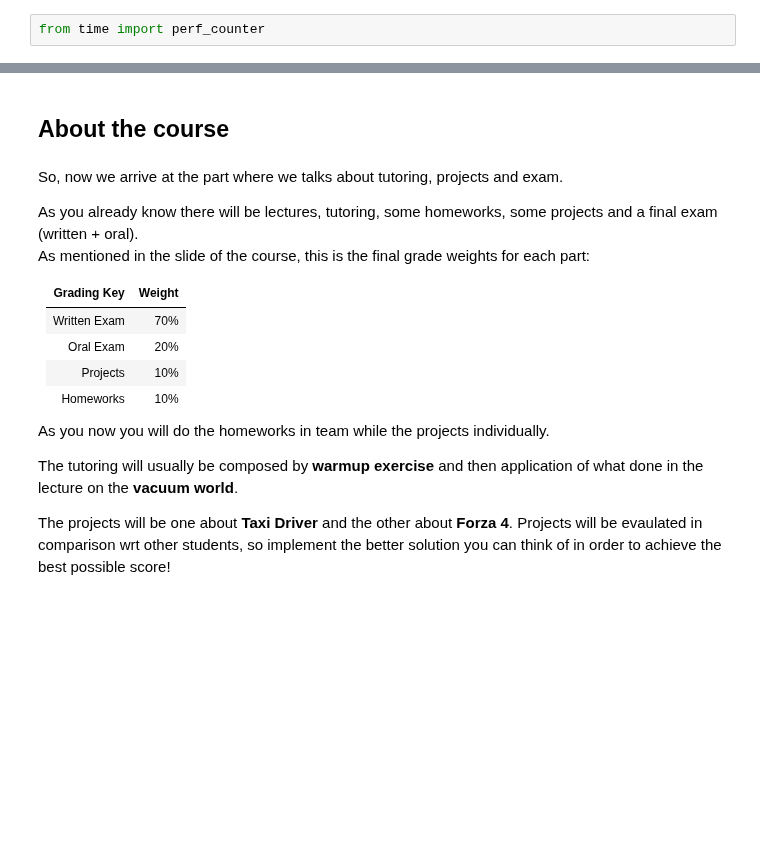
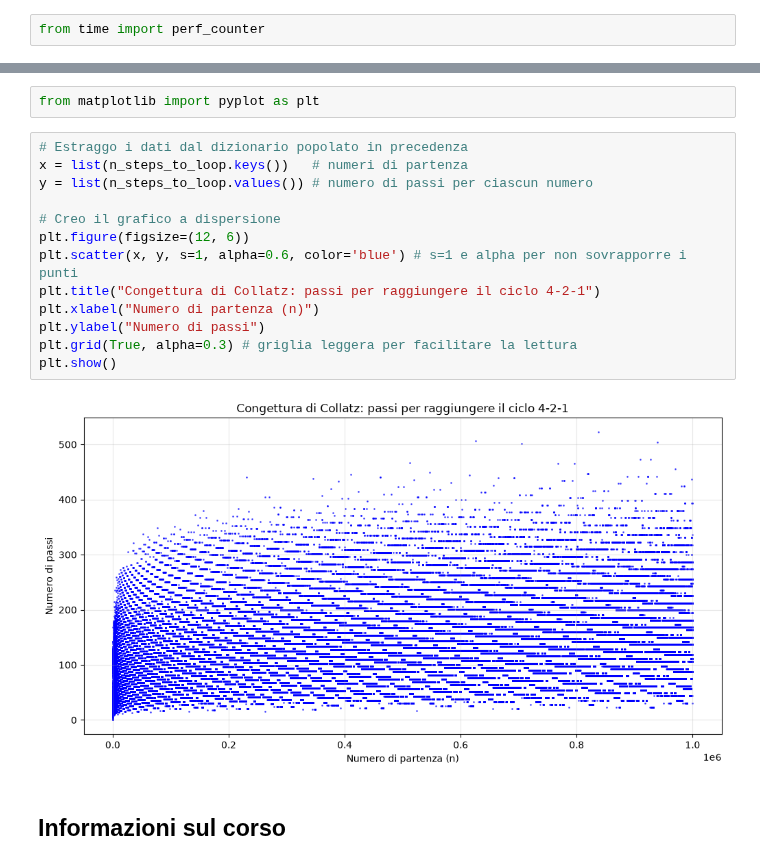
Before and after one commit to s266112/Intro-To-IA, a Jupyter notebook: Tutorati/notebooks/lectures/0_setup.ipynb, the cells around one changed output, grey strips where cells are left out. Saved outputs shown, nothing was run; the diff lists cells and outputs as text; blank space fills up the shorter version.

```diff
--- a/Tutorati/notebooks/lectures/0_setup.ipynb
+++ b/Tutorati/notebooks/lectures/0_setup.ipynb
@@ -138,20 +149,19 @@ plt.show()
-# %% [markdown]
-## About the course
-# %% [markdown]
-So, now we arrive at the part where we talks about tutoring, projects and exam.
-
-As you already know there will be lectures, tutoring, some homeworks, some projects and a final exam (written + oral).\
-As mentioned in the slide of the course, this is the final grade weights for each part:
-
-| Grading Key | Weight |
-|-|-|
-| Written Exam | 70% |
-| Oral Exam | 20% |
-| Projects | 10% |
-| Homeworks | 10% |
-
-As you now you will do the homeworks in team while the projects individually.
-
-The tutoring will usually be composed by **warmup exercise** and then application of what done in the lecture on the **vacuum world**.
-
-The projects will be one about **Taxi Driver** and the other about **Forza 4**. Projects will be evaulated in comparison wrt other students, so implement the better solution you can think of in order to achieve the best possible score!
+# %%
+from matplotlib import pyplot as plt
+# %%
+# Estraggo i dati dal dizionario popolato in precedenza
+x = list(n_steps_to_loop.keys())   # numeri di partenza
+y = list(n_steps_to_loop.values()) # numero di passi per ciascun numero
+
+# Creo il grafico a dispersione
+plt.figure(figsize=(12, 6))
+plt.scatter(x, y, s=1, alpha=0.6, color='blue') # s=1 e alpha per non sovrapporre i punti
+plt.title("Congettura di Collatz: passi per raggiungere il ciclo 4-2-1")
+plt.xlabel("Numero di partenza (n)")
+plt.ylabel("Numero di passi")
+plt.grid(True, alpha=0.3) # griglia leggera per facilitare la lettura
+plt.show()
+# %% [output]
+[figure, added]
+# %% [markdown]
+## Informazioni sul corso
```
Also changed, not shown: parts of 27 cells of this notebook, 1 other file.
